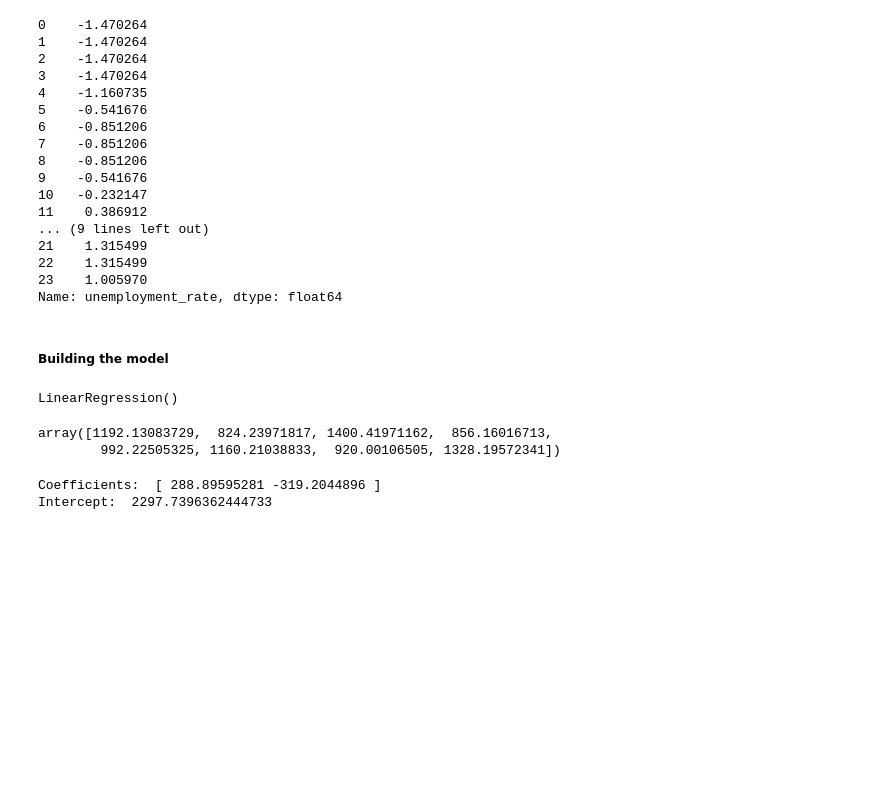
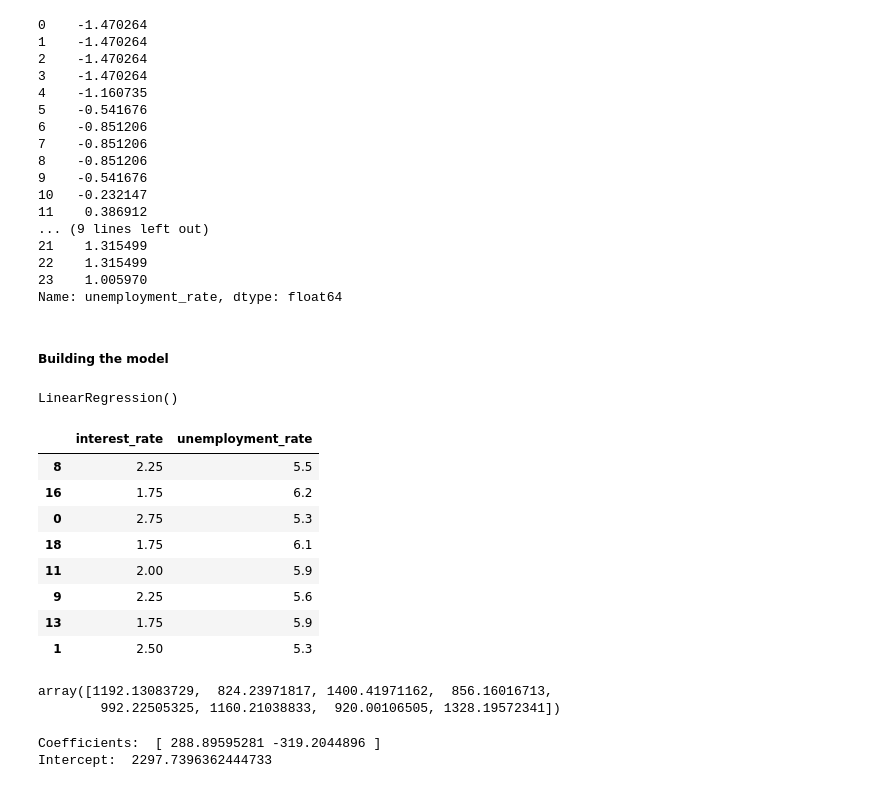
Before and after one commit to tahaftm/Udemy-ML, a Jupyter notebook: Lectures/Linear Regression/Multiple linear regression.ipynb, the cells around one changed output. Saved outputs shown, nothing was run; the diff lists cells and outputs as text; code cells hidden in the pictures; blank space fills up the shorter version.

```diff
--- a/Lectures/Linear Regression/Multiple linear regression.ipynb
+++ b/Lectures/Linear Regression/Multiple linear regression.ipynb
@@ -112,6 +130,18 @@ regressor = LinearRegression()
 regressor.fit(X_train, Y_train)
 # %% [output]
 LinearRegression()
+# %%
+X_test
+# %% [output]
+|  | interest_rate | unemployment_rate |
+| 8 | 2.25 | 5.5 |
+| 16 | 1.75 | 6.2 |
+| 0 | 2.75 | 5.3 |
+| 18 | 1.75 | 6.1 |
+| 11 | 2.00 | 5.9 |
+| 9 | 2.25 | 5.6 |
+| 13 | 1.75 | 5.9 |
+| 1 | 2.50 | 5.3 |
 # %%
 pred = regressor.predict(X_test)
 pred
```
Also changed, not shown: parts of 8 cells of this notebook.
